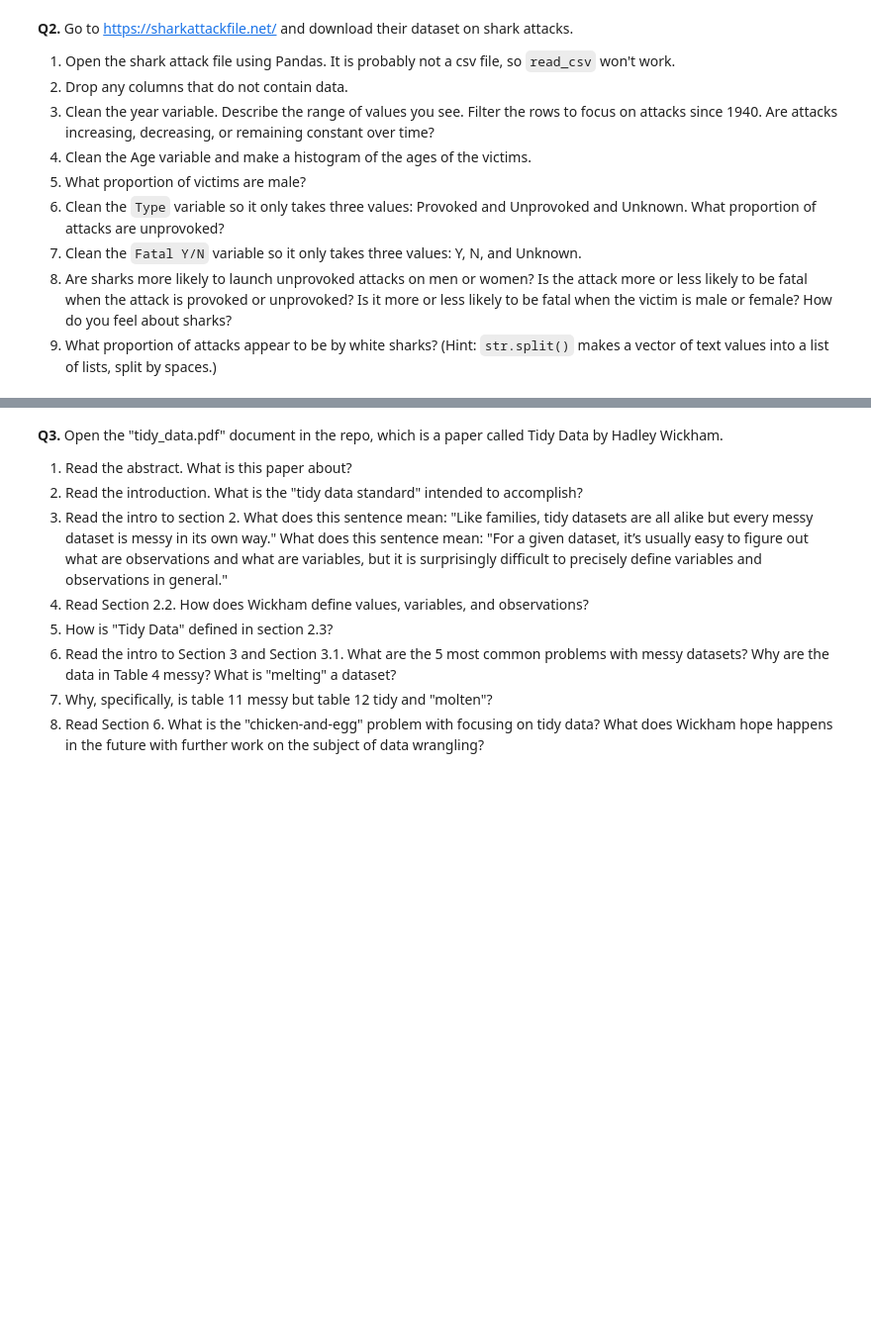
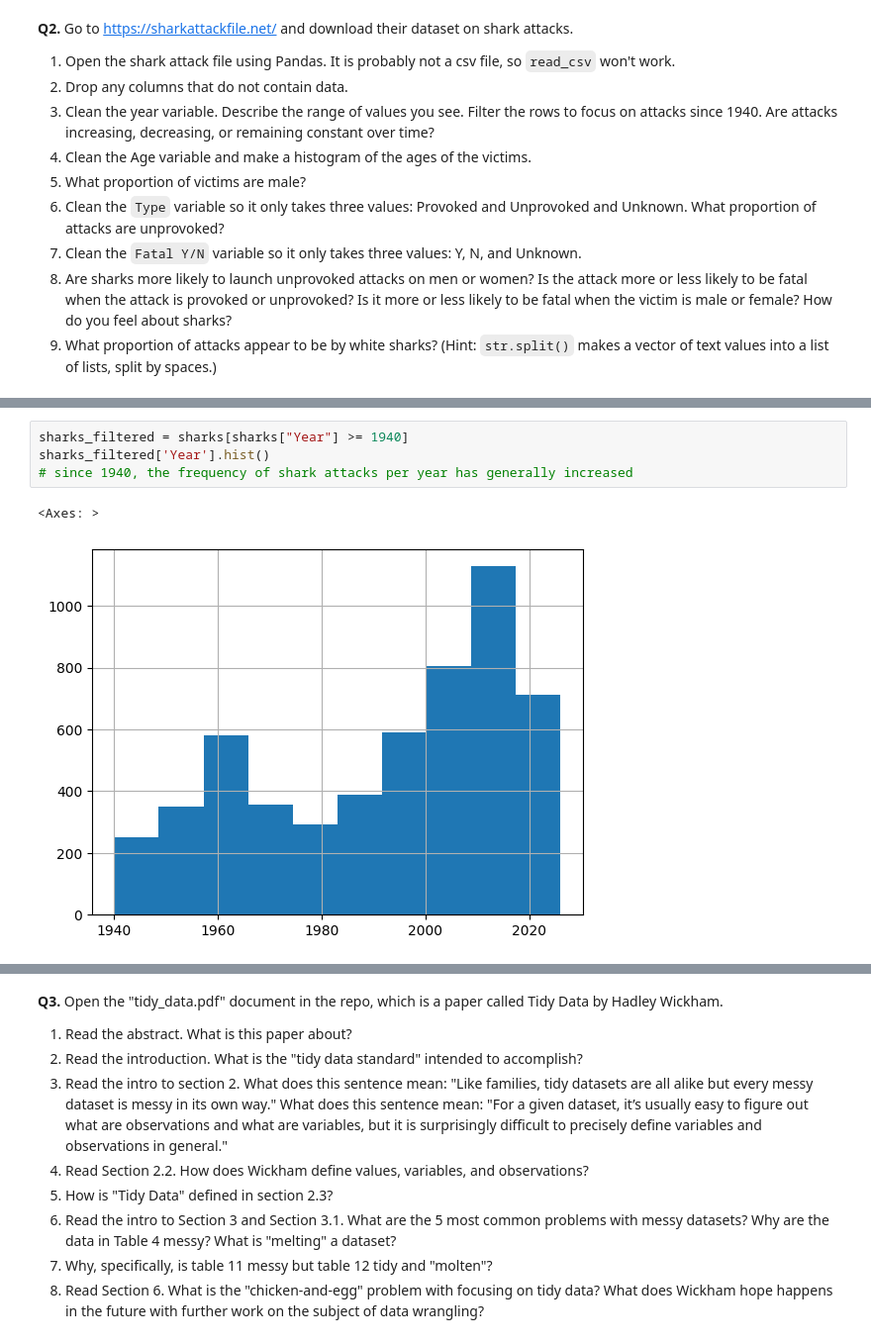
Before and after one commit to fwx5ax/wrangling, a Jupyter notebook: assignment/assignment.ipynb, the cells around one changed output, grey strips where cells are left out. Shown: that part at 99% size. Cells and saved outputs as stored; diff of their text form; blank space fills up the shorter version.

```diff
--- a/assignment/assignment.ipynb
+++ b/assignment/assignment.ipynb
@@ -196,0 +318,7 @@ Missing values, not at random: For the pretrial data covered in the lecture, cle
+# %%
+sharks_filtered = sharks[sharks["Year"] >= 1940]
+sharks_filtered['Year'].hist()
+# since 1940, the frequency of shark attacks per year has generally increased
+# %% [output]
+<Axes: >
+[figure, added]
```
Also changed, not shown: parts of 18 cells of this notebook.
